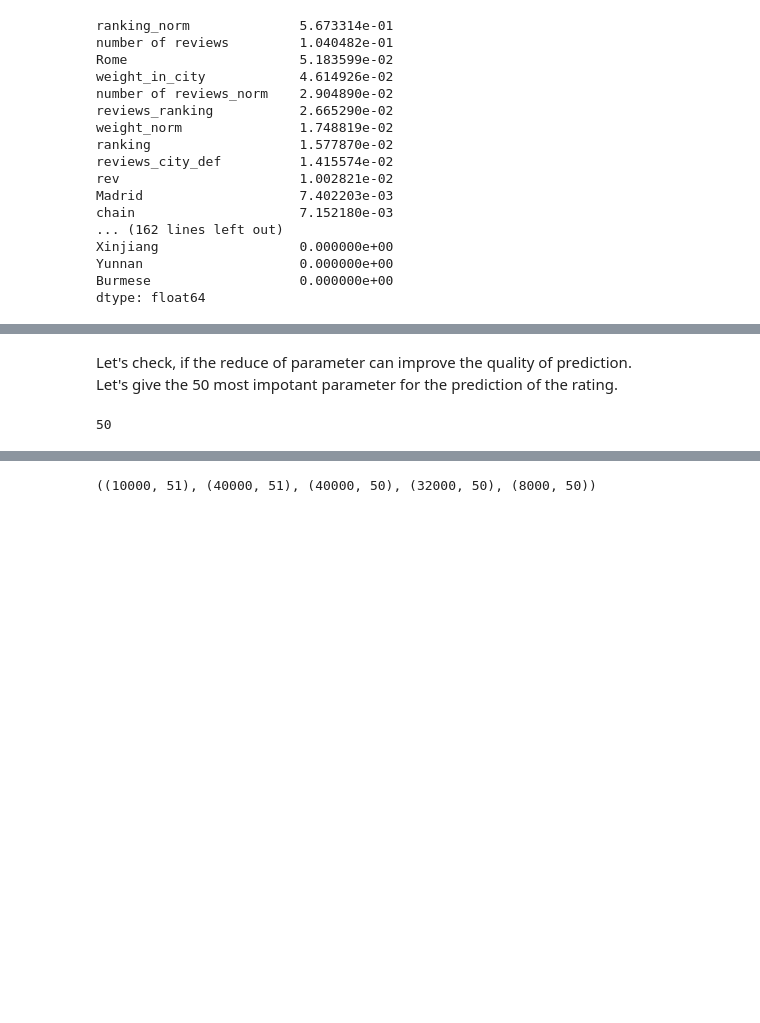
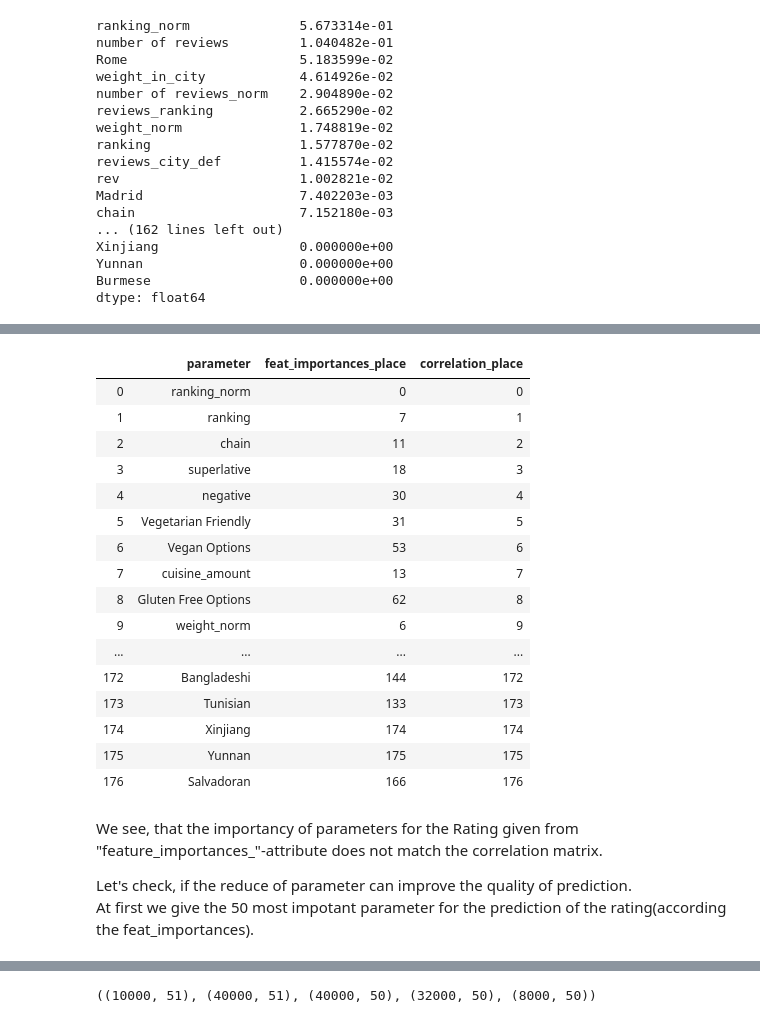
Before and after one commit to NataliaDein/skillfactory_rds, a Jupyter notebook: module_3/natalia-dein-sf-tripadvisor-rating.ipynb, the cells around one changed output, grey strips where cells are left out. Drawn from its saved outputs; the diff is of its cells as text; code cells hidden in the pictures; blank space fills up the shorter version.

```diff
--- a/module_3/natalia-dein-sf-tripadvisor-rating.ipynb
+++ b/module_3/natalia-dein-sf-tripadvisor-rating.ipynb
@@ -929,0 +941,3 @@ Let's see the result.
+# %%
+df_corr = df[df['sample']==1].drop(['sample'], axis=1).corr()
+df_corr
@@ -929,0 +962,3 @@ Let's see the result.
+# %%
+ser_corr = df_corr['rating'].abs().sort_values(ascending = False)
+ser_corr
@@ -1287,11 +1393,34 @@ dtype: float64
+# %%
+df_corr_imp = ser_corr[1:].reset_index().reset_index()
+df_corr_imp.columns = ['correlation_place','parameter', 'correlation']
+df_corr_imp['feat_importances_place'] = 0
+df_corr_imp['feat_importances_place'] = df_corr_imp.apply(lambda x: feat_imp['place_feat_imp'][feat_imp['parameter']==x['parameter']].sum(), axis=1)
+df_corr_imp[['parameter', 'feat_importances_place', 'correlation_place']]
+# %% [output]
+|  | parameter | feat_importances_place | correlation_place |
+| 0 | ranking_norm | 0 | 0 |
+| 1 | ranking | 7 | 1 |
+| 2 | chain | 11 | 2 |
+| 3 | superlative | 18 | 3 |
+| 4 | negative | 30 | 4 |
+| 5 | Vegetarian Friendly | 31 | 5 |
+| 6 | Vegan Options | 53 | 6 |
+| 7 | cuisine_amount | 13 | 7 |
+| 8 | Gluten Free Options | 62 | 8 |
+| 9 | weight_norm | 6 | 9 |
+| ... | ... | ... | ... |
+| 172 | Bangladeshi | 144 | 172 |
+| 173 | Tunisian | 133 | 173 |
+| 174 | Xinjiang | 174 | 174 |
+| 175 | Yunnan | 175 | 175 |
+| 176 | Salvadoran | 166 | 176 |
 # %% [markdown]
+We see, that the importancy of parameters for the Rating given from "feature_importances_"-attribute does not match the correlation matrix.
+
 Let's check, if the reduce of parameter can improve the quality of prediction.
-Let's give the 50 most impotant parameter for the prediction of the rating.
+At first we give the 50 most impotant parameter for the prediction of the rating(according the feat_importances).
 # %%
 list_col = feat_importances.sort_values(ascending=False)[:50].index
-len(list_col)
-# %% [output]
-50
 # %%
 col = ['rating', 'sample']
 for i in range(len(list_col)):
```
Also changed, not shown: parts of 36 cells of this notebook.
